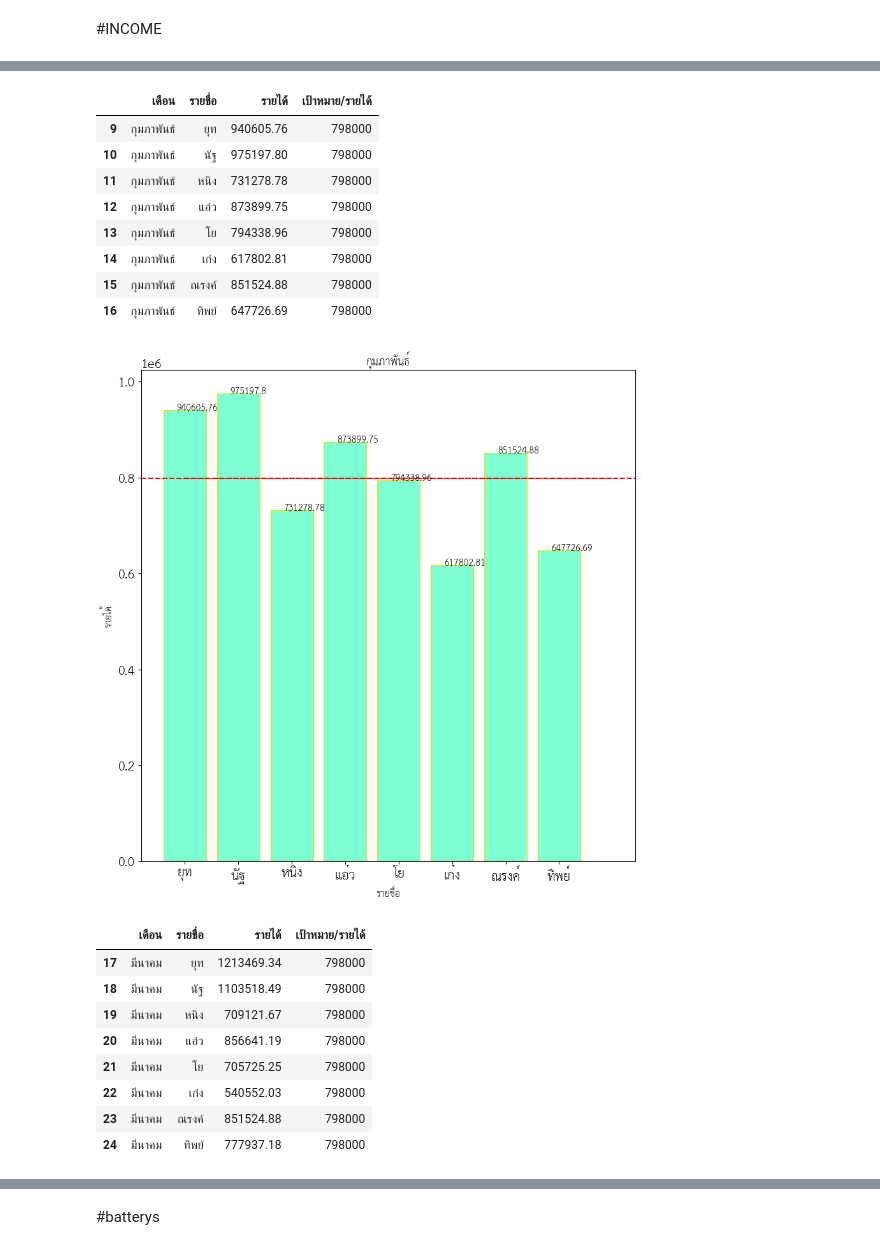
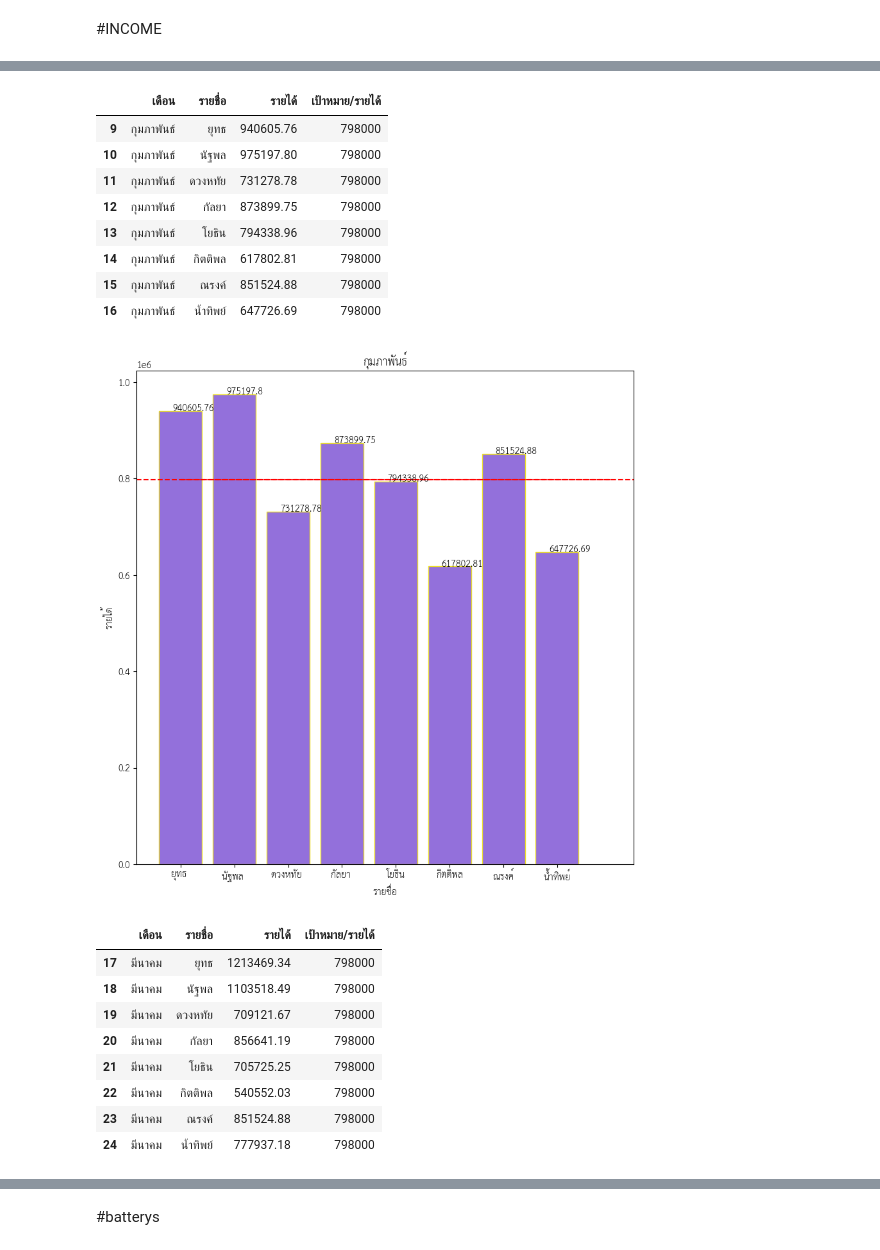
Before and after one commit to 1234567890qqqqqq/-links-colab, a Jupyter notebook: ประสิทธิภาพศูนย์บริการ.ipynb, the cells around one changed output, grey strips where cells are left out. Drawn from its saved outputs; the diff is of its cells as text; code cells hidden in the pictures.

```diff
--- a/ประสิทธิภาพศูนย์บริการ.ipynb
+++ b/ประสิทธิภาพศูนย์บริการ.ipynb
@@ -92,7 +54,7 @@ df.head()
 | 3 | มีนาคม | 1437 | 1600 | 6758490.03 | 5780000 | 72 | 52 | 132 | 150 |
 | 4 | เมษายน | NaN | NaN | NaN | NaN | NaN | NaN | NaN | NaN |
 # %%
-vc = pd.read_excel('/content/drive/MyDrive/TKN/ประสิทธิภาพ - แก้.xlsx',sheet_name='ประเมินรายบุคคล',skiprows=0)
+vc = pd.read_excel('/content/ประสิทธิภาพศูนย์บริการ.xlsx',sheet_name='ประเมินรายบุคคล',skiprows=0)
 vc.index = range(1, len(vc)+1)
 vc
 # %% [output]
@@ -349,53 +311,53 @@ febi = income[income['เดือน']=='กุมภาพันธ์'][['เ
 febi
 # %% [output]
 |  | เดือน | รายชื่อ | รายได้ | เป้าหมาย/รายได้ |
-| 9 | กุมภาพันธ์ | ยุท | 940605.76 | 798000 |
-| 10 | กุมภาพันธ์ | นัฐ | 975197.80 | 798000 |
-| 11 | กุมภาพันธ์ | หนิง | 731278.78 | 798000 |
-| 12 | กุมภาพันธ์ | แอ๋ว | 873899.75 | 798000 |
-| 13 | กุมภาพันธ์ | โย | 794338.96 | 798000 |
-| 14 | กุมภาพันธ์ | เก๋ง | 617802.81 | 798000 |
+| 9 | กุมภาพันธ์ | ยุทธ | 940605.76 | 798000 |
+| 10 | กุมภาพันธ์ | นัฐพล | 975197.80 | 798000 |
+| 11 | กุมภาพันธ์ | ดวงหทัย | 731278.78 | 798000 |
+| 12 | กุมภาพันธ์ | กัลยา | 873899.75 | 798000 |
+| 13 | กุมภาพันธ์ | โยธิน | 794338.96 | 798000 |
+| 14 | กุมภาพันธ์ | กิตติพล | 617802.81 | 798000 |
 | 15 | กุมภาพันธ์ | ณรงค์ | 851524.88 | 798000 |
-| 16 | กุมภาพันธ์ | ทิพย์ | 647726.69 | 798000 |
+| 16 | กุมภาพันธ์ | น้ำทิพย์ | 647726.69 | 798000 |
 # %%
 # ข้อมูล
 datai2 = febi['รายได้']
 labale = febi['รายชื่อ']
 target = 798000
 fig, ax = plt.subplots()
 
 # สร้างแท่งกราฟ
-plt.bar(labale,datai2,ec="#EBDD2B", fc="#7fffd4")
+plt.bar(labale,datai2,ec="#EBDD2B", fc="#9370DB")
 plt.title('กุมภาพันธ์')
 
 # กำหนดเส้นเป้าหมายด้วยวงกลมและเส้นต่อเนื่อง
 ax.axhline(y=target, color='r', linestyle='--')
 ax.plot([0, len(datai2)], [target, target], 'r--')
 
 # กำหนดชื่อแกน
 ax.set_xlabel('รายชื่อ')
 ax.set_ylabel('รายได้')
 
 # แสดงเลขบนแท่งกราฟ
 for i, v in enumerate(datai2):
     ax.text(i - 0.15, v + 1, str(v))
 
 plt.show()
 # %% [output]
-[figure, old version]
+[figure, new version]
 # %%
 mari = income[income['เดือน']=='มีนาคม'][['เดือน','รายชื่อ','รายได้','เป้าหมาย/รายได้']]
 mari
 # %% [output]
 |  | เดือน | รายชื่อ | รายได้ | เป้าหมาย/รายได้ |
-| 17 | มีนาคม | ยุท | 1213469.34 | 798000 |
-| 18 | มีนาคม | นัฐ | 1103518.49 | 798000 |
-| 19 | มีนาคม | หนิง | 709121.67 | 798000 |
-| 20 | มีนาคม | แอ๋ว | 856641.19 | 798000 |
-| 21 | มีนาคม | โย | 705725.25 | 798000 |
-| 22 | มีนาคม | เก๋ง | 540552.03 | 798000 |
+| 17 | มีนาคม | ยุทธ | 1213469.34 | 798000 |
+| 18 | มีนาคม | นัฐพล | 1103518.49 | 798000 |
+| 19 | มีนาคม | ดวงหทัย | 709121.67 | 798000 |
+| 20 | มีนาคม | กัลยา | 856641.19 | 798000 |
+| 21 | มีนาคม | โยธิน | 705725.25 | 798000 |
+| 22 | มีนาคม | กิตติพล | 540552.03 | 798000 |
 | 23 | มีนาคม | ณรงค์ | 851524.88 | 798000 |
-| 24 | มีนาคม | ทิพย์ | 777937.18 | 798000 |
+| 24 | มีนาคม | น้ำทิพย์ | 777937.18 | 798000 |
 # %%
 # ข้อมูล
 datai3 = mari['รายได้']
```
Also changed, not shown: parts of 37 cells of this notebook.
